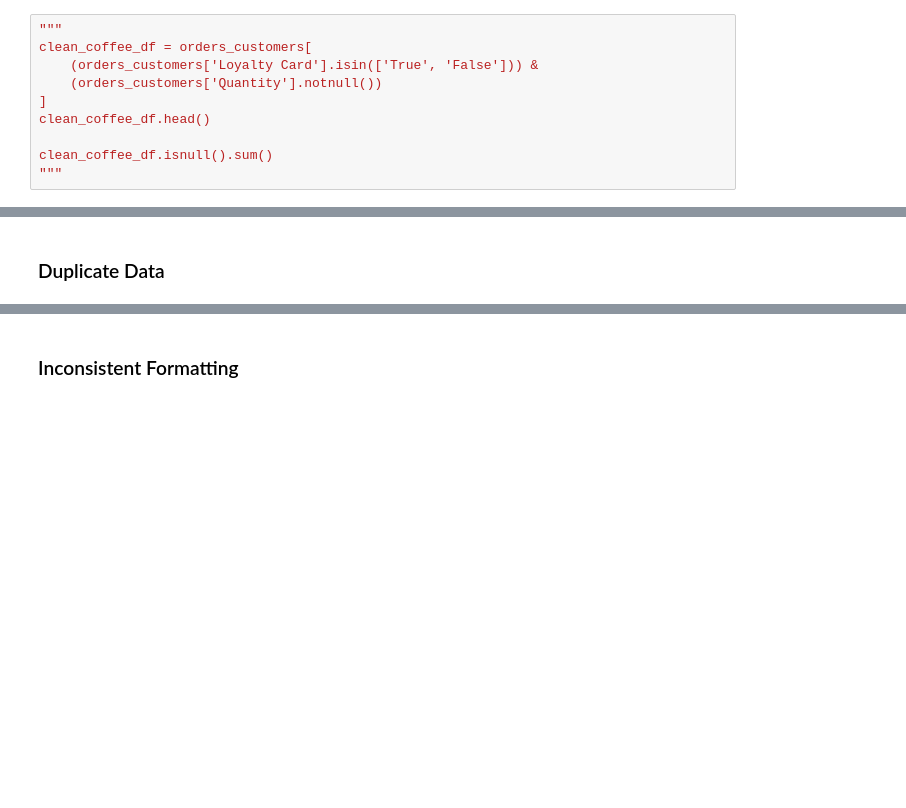
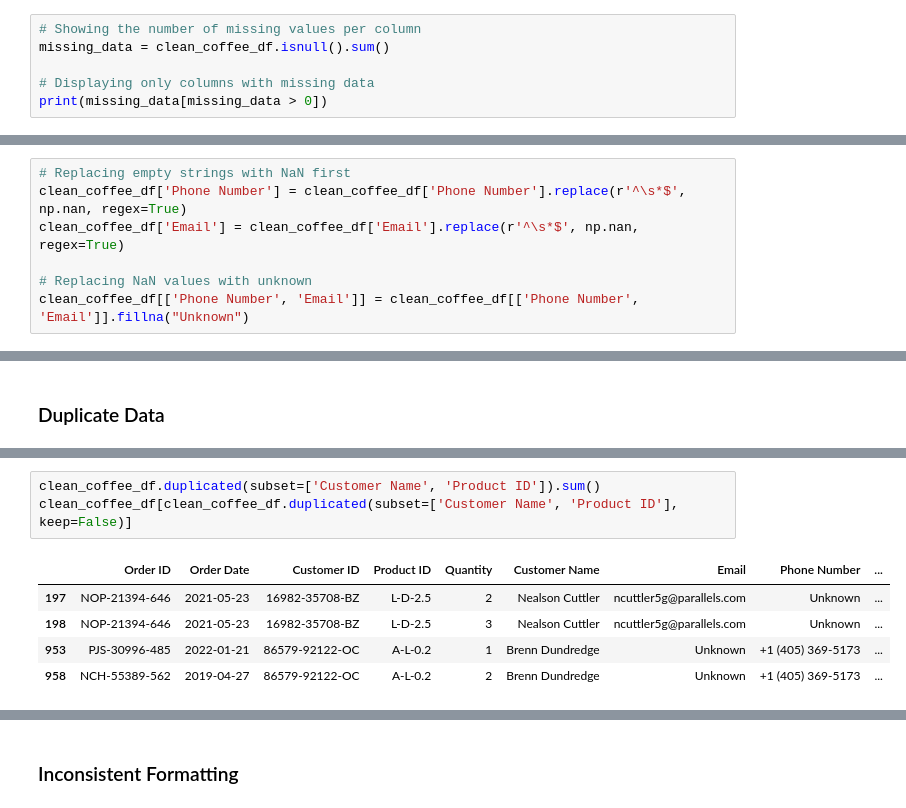
Before and after one commit to Emman-28/CSMODEL-MP, a Jupyter notebook: CSMODEL MP.ipynb, the cells around one changed output, grey strips where cells are left out. Cells and saved outputs as stored; diff of their text form; blank space fills up the shorter version.

Commit message:
Added: Missing & Duplicate Data + Inconsistenf Formatting (To Fix)

```diff
--- a/CSMODEL MP.ipynb
+++ b/CSMODEL MP.ipynb
@@ -386,11 +500,7 @@ for city in cities:
 # %%
-"""
-clean_coffee_df = orders_customers[
-    (orders_customers['Loyalty Card'].isin(['True', 'False'])) &
-    (orders_customers['Quantity'].notnull())
-]
-clean_coffee_df.head()
+# Showing the number of missing values per column
+missing_data = clean_coffee_df.isnull().sum()
 
-clean_coffee_df.isnull().sum()
-"""
+# Displaying only columns with missing data
+print(missing_data[missing_data > 0])
 # %% [output]
@@ -405,0 +523,7 @@ print(duplicates)
+# %%
+# Replacing empty strings with NaN first
+clean_coffee_df['Phone Number'] = clean_coffee_df['Phone Number'].replace(r'^\s*$', np.nan, regex=True)
+clean_coffee_df['Email'] = clean_coffee_df['Email'].replace(r'^\s*$', np.nan, regex=True)
+
+# Replacing NaN values with unknown
+clean_coffee_df[['Phone Number', 'Email']] = clean_coffee_df[['Phone Number', 'Email']].fillna("Unknown")
@@ -407,0 +561,9 @@ print(duplicates)
+# %%
+clean_coffee_df.duplicated(subset=['Customer Name', 'Product ID']).sum()
+clean_coffee_df[clean_coffee_df.duplicated(subset=['Customer Name', 'Product ID'], keep=False)]
+# %% [output]
+|  | Order ID | Order Date | Customer ID | Product ID | Quantity | Customer Name | Email | Phone Number | ... |
+| 197 | NOP-21394-646 | 2021-05-23 | 16982-35708-BZ | L-D-2.5 | 2 | Nealson Cuttler | ncuttler5g@parallels.com | Unknown | ... |
+| 198 | NOP-21394-646 | 2021-05-23 | 16982-35708-BZ | L-D-2.5 | 3 | Nealson Cuttler | ncuttler5g@parallels.com | Unknown | ... |
+| 953 | PJS-30996-485 | 2022-01-21 | 86579-92122-OC | A-L-0.2 | 1 | Brenn Dundredge | Unknown | +1 (405) 369-5173 | ... |
+| 958 | NCH-55389-562 | 2019-04-27 | 86579-92122-OC | A-L-0.2 | 2 | Brenn Dundredge | Unknown | +1 (405) 369-5173 | ... |
```
Also changed, not shown: parts of 78 cells of this notebook.
